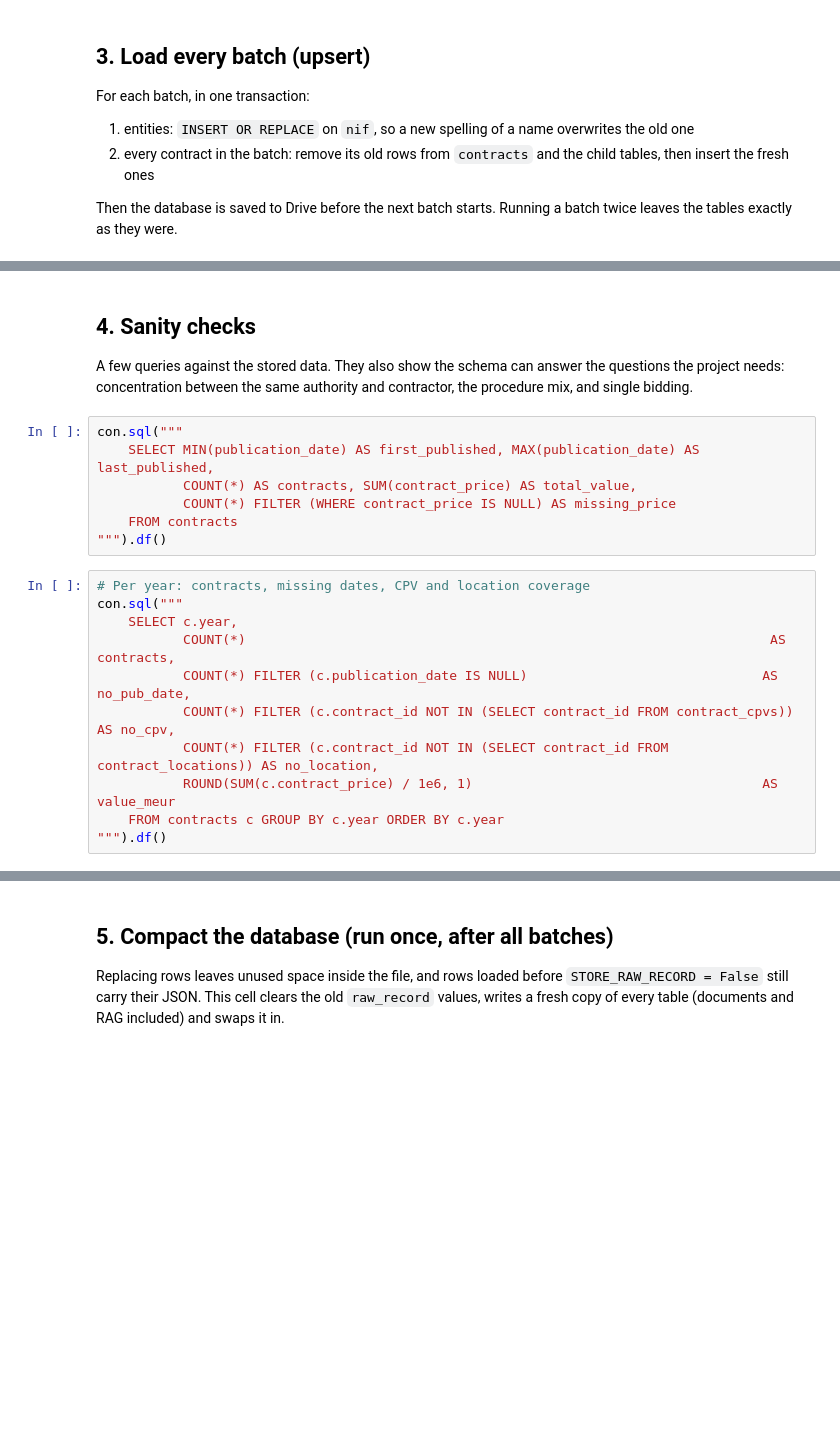
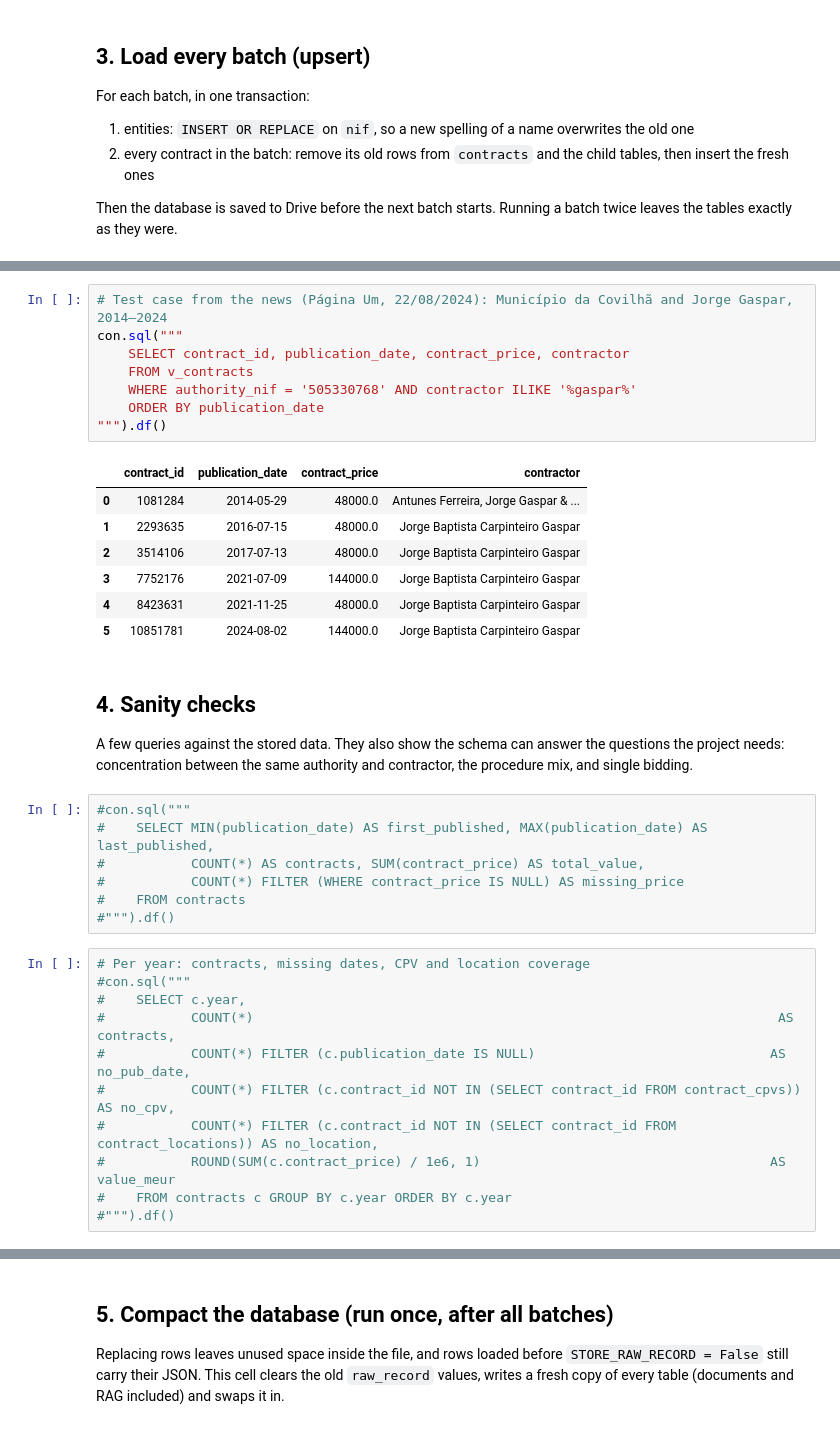
Before and after one commit to renejerez/procurement-poc, a Jupyter notebook: 02_storage.ipynb, the cells around one changed output, grey strips where cells are left out. Drawn from its saved outputs; the diff is of its cells as text; blank space fills up the shorter version.

```diff
--- a/02_storage.ipynb
+++ b/02_storage.ipynb
@@ -455,23 +538,39 @@ con.sql("SELECT slug, contracts, ROUND(file_bytes / 1e6) AS file_mb, loaded_at F
+# %%
+# Test case from the news (Página Um, 22/08/2024): Município da Covilhã and Jorge Gaspar, 2014–2024
+con.sql("""
+    SELECT contract_id, publication_date, contract_price, contractor
+    FROM v_contracts
+    WHERE authority_nif = '505330768' AND contractor ILIKE '%gaspar%'
+    ORDER BY publication_date
+""").df()
+# %% [output]
+|  | contract_id | publication_date | contract_price | contractor |
+| 0 | 1081284 | 2014-05-29 | 48000.0 | Antunes Ferreira, Jorge Gaspar & ... |
+| 1 | 2293635 | 2016-07-15 | 48000.0 | Jorge Baptista Carpinteiro Gaspar |
+| 2 | 3514106 | 2017-07-13 | 48000.0 | Jorge Baptista Carpinteiro Gaspar |
+| 3 | 7752176 | 2021-07-09 | 144000.0 | Jorge Baptista Carpinteiro Gaspar |
+| 4 | 8423631 | 2021-11-25 | 48000.0 | Jorge Baptista Carpinteiro Gaspar |
+| 5 | 10851781 | 2024-08-02 | 144000.0 | Jorge Baptista Carpinteiro Gaspar |
 # %% [markdown]
 ## 4. Sanity checks
 A few queries against the stored data. They also show the schema can answer the questions the project needs: concentration between the same authority and contractor, the procedure mix, and single bidding.
 # %%
-con.sql("""
-    SELECT MIN(publication_date) AS first_published, MAX(publication_date) AS last_published,
-           COUNT(*) AS contracts, SUM(contract_price) AS total_value,
-           COUNT(*) FILTER (WHERE contract_price IS NULL) AS missing_price
-    FROM contracts
-""").df()
+#con.sql("""
+#    SELECT MIN(publication_date) AS first_published, MAX(publication_date) AS last_published,
+#           COUNT(*) AS contracts, SUM(contract_price) AS total_value,
+#           COUNT(*) FILTER (WHERE contract_price IS NULL) AS missing_price
+#    FROM contracts
+#""").df()
 # %%
 # Per year: contracts, missing dates, CPV and location coverage
-con.sql("""
-    SELECT c.year,
-           COUNT(*)                                                                   AS contracts,
-           COUNT(*) FILTER (c.publication_date IS NULL)                              AS no_pub_date,
-           COUNT(*) FILTER (c.contract_id NOT IN (SELECT contract_id FROM contract_cpvs))      AS no_cpv,
-           COUNT(*) FILTER (c.contract_id NOT IN (SELECT contract_id FROM contract_locations)) AS no_location,
-           ROUND(SUM(c.contract_price) / 1e6, 1)                                     AS value_meur
-    FROM contracts c GROUP BY c.year ORDER BY c.year
-""").df()
+#con.sql("""
+#    SELECT c.year,
+#           COUNT(*)                                                                   AS contracts,
+#           COUNT(*) FILTER (c.publication_date IS NULL)                              AS no_pub_date,
+#           COUNT(*) FILTER (c.contract_id NOT IN (SELECT contract_id FROM contract_cpvs))      AS no_cpv,
+#           COUNT(*) FILTER (c.contract_id NOT IN (SELECT contract_id FROM contract_locations)) AS no_location,
+#           ROUND(SUM(c.contract_price) / 1e6, 1)                                     AS value_meur
+#    FROM contracts c GROUP BY c.year ORDER BY c.year
+#""").df()
 # %%
 # No duplicates across batches: rows must equal distinct ids
```
Also changed, not shown: parts of 16 cells of this notebook, 7 other files.
